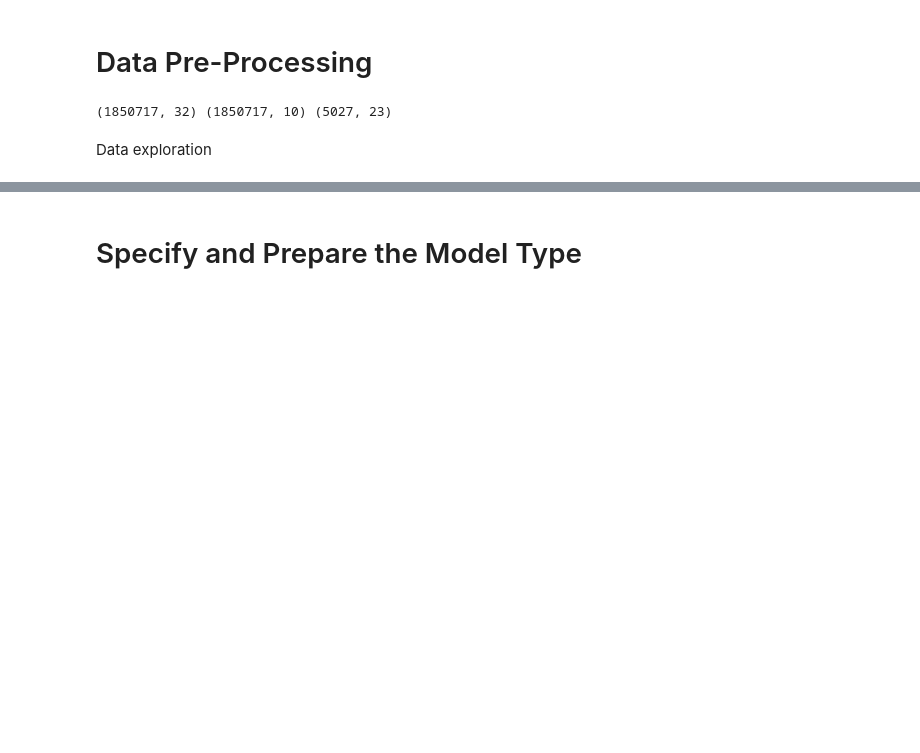
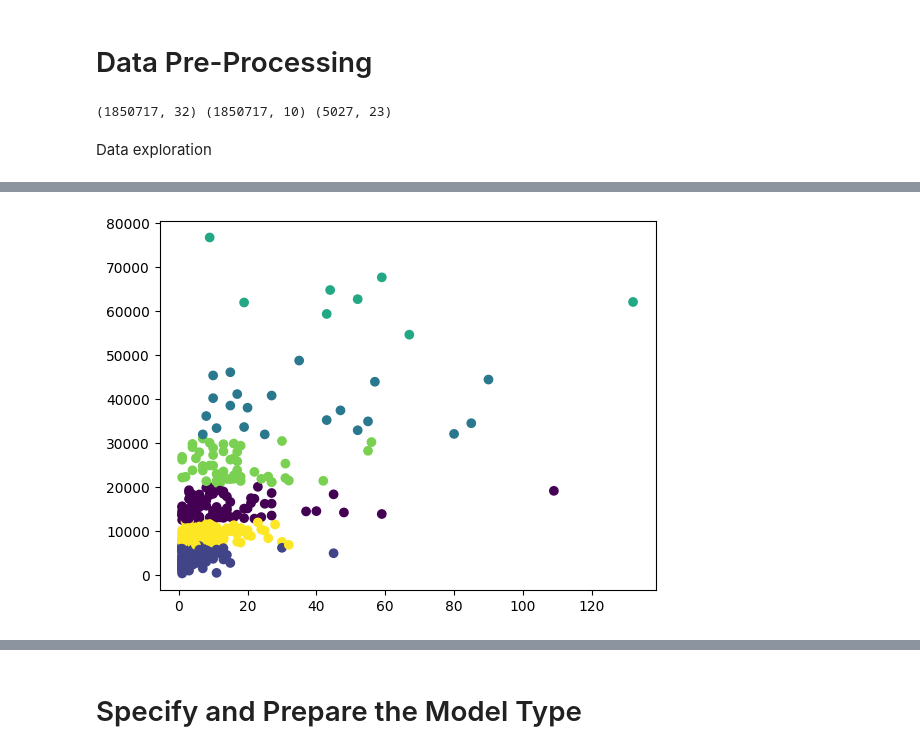
Before and after one commit to oliviermizero/BusinessForecastingProject, a Jupyter notebook: workflow.ipynb, the cells around one changed output, grey strips where cells are left out. Saved outputs shown, nothing was run; the diff lists cells and outputs as text; code cells hidden in the pictures; blank space fills up the shorter version.

```diff
--- a/workflow.ipynb
+++ b/workflow.ipynb
@@ -81,0 +154,8 @@ Index(['Order Date', 'Purchase Price Per Unit', 'Quantity',
+# %%
+kmeans = KMeans(n_clusters=6)
+kmeans.fit(k_data)
+
+plt.scatter(prime_users['Prime Purchase'], prime_users['Purchase Totals'], c=kmeans.labels_)
+plt.show()
+# %% [output]
+[figure, added]
```
Also changed, not shown: parts of 22 cells of this notebook.
